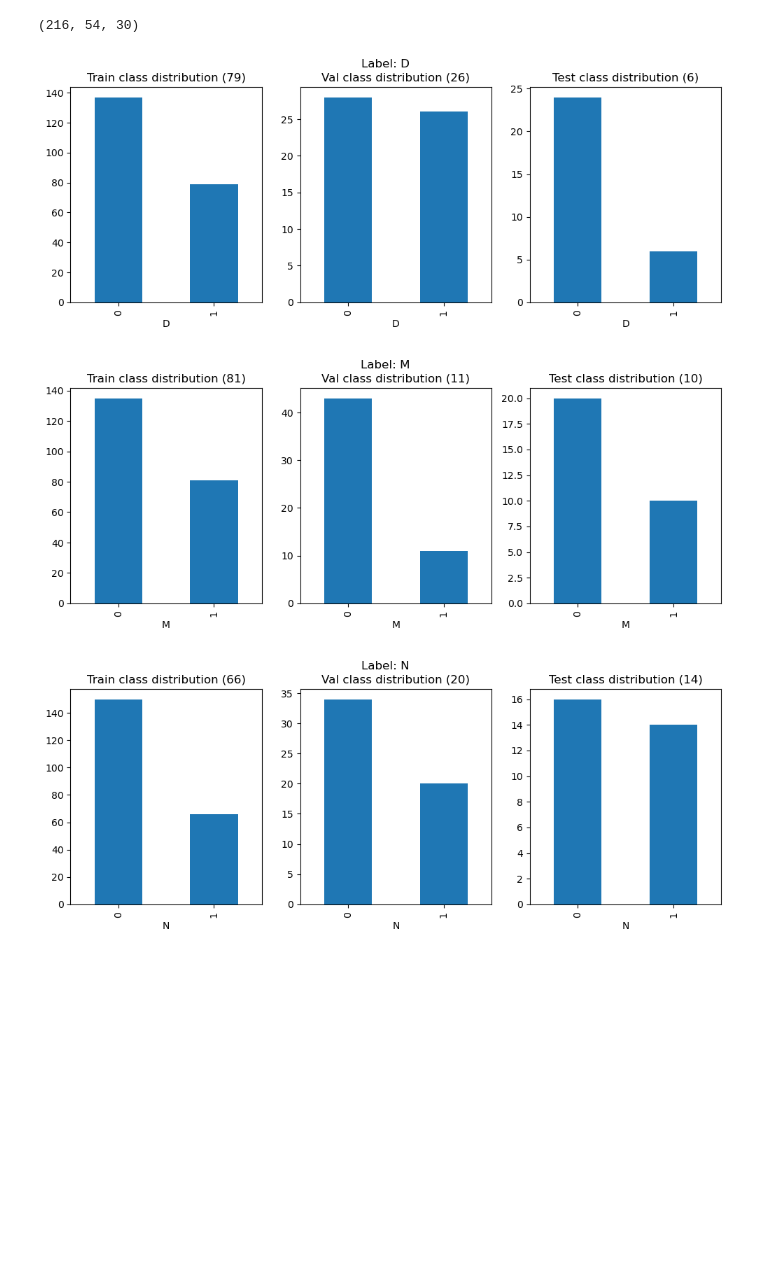
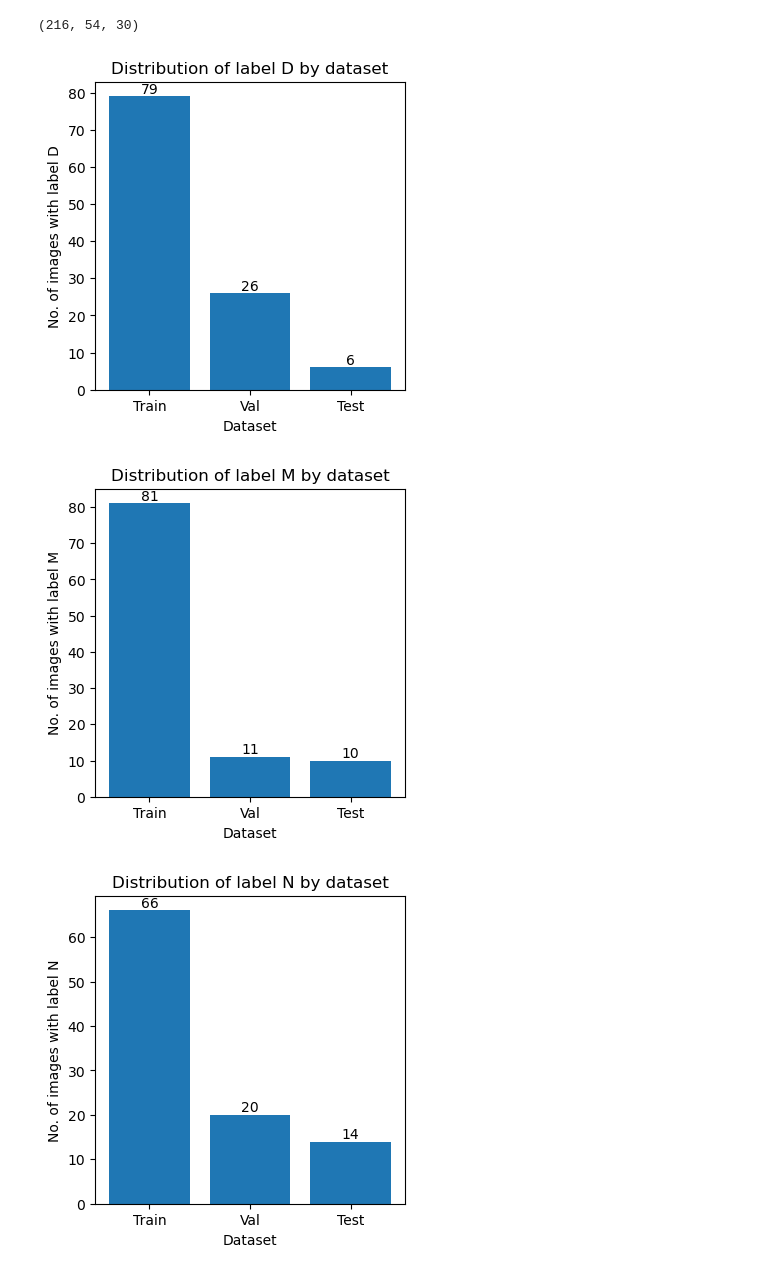
Before and after one commit to serdna1/ODIR-5K-multi-label-classification, a Jupyter notebook: experiments/split_annotations_mini_three_10_20.ipynb, the cells around one changed output. Drawn from its saved outputs; the diff is of its cells as text; code cells hidden in the pictures; blank space fills up the shorter version.

Commit message:
Change barplots in the split dataset notebooks

```diff
--- a/experiments/split_annotations_mini_three_10_20.ipynb
+++ b/experiments/split_annotations_mini_three_10_20.ipynb
@@ -23,25 +23,26 @@ test_df = pd.read_excel(target_dir_path / 'test_annotations.xlsx')
 len(train_df), len(val_df), len(test_df)
 # %% [output]
 (216, 54, 30)
-# %%
-labellabel_names = ['D', 'M', 'N']
-
-for i, label in enumerate(label_names):
-    plt.figure(figsize=(12,4))
-
-    total_label_train = int(train_df.loc[:, [label]].sum())
-    total_label_val = int(val_df.loc[:, [label]].sum())
-    total_label_test = int(test_df.loc[:, [label]].sum())
-
-    plt.subplot(1,3,1)
-    train_df.pivot_table(index=label, aggfunc='size').plot(kind='bar', title = f'Train label distribution ({total_label_train})')
-    plt.subplot(1,3,2)
-    val_df.pivot_table(index=label, aggfunc='size').plot(kind='bar', title = f'Val label distribution ({total_label_val})')
-    plt.subplot(1,3,3)
-    test_df.pivot_table(index=label, aggfunc='size').plot(kind='bar', title = f'Test label distribution ({total_label_test})')
-
-    plt.suptitle(f'Label: {label}')
-# %% [output]
-[figure, removed]
-[figure, removed]
-[figure, removed]
+# %%
+label_names = ['D','M','N']
+
+for i, label in enumerate(label_names):
+    plt.figure(figsize=(4,4))
+
+    total_label_train = int(train_df.loc[:, [label]].sum())
+    total_label_val = int(val_df.loc[:, [label]].sum())
+    total_label_test = int(test_df.loc[:, [label]].sum())
+
+    bar = plt.bar(['Train', 'Val', 'Test'], [total_label_train, total_label_val, total_label_test])
+
+    for rect in bar:
+        height = rect.get_height()
+        plt.text(rect.get_x() + rect.get_width() / 2.0, height, f'{height:.0f}', ha='center', va='bottom')
+
+    plt.xlabel(f'Dataset')
+    plt.ylabel(f'No. of images with label {label}')
+    plt.title(f'Distribution of label {label} by dataset')
+# %% [output]
+[figure, added]
+[figure, added]
+[figure, added]
```
Also changed, not shown: 1 other file.
